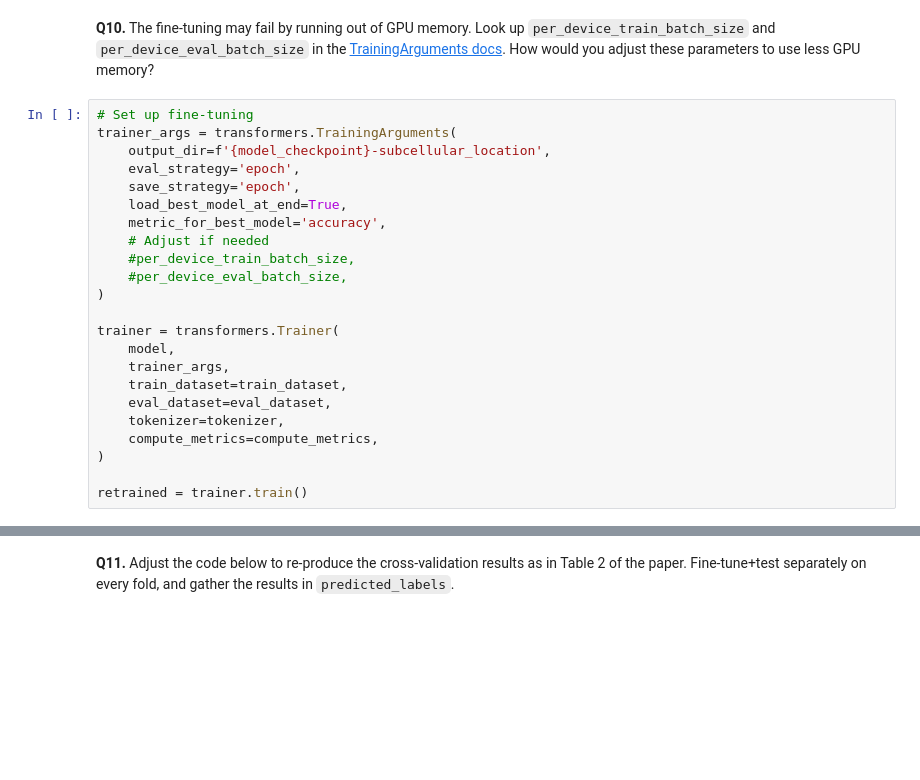
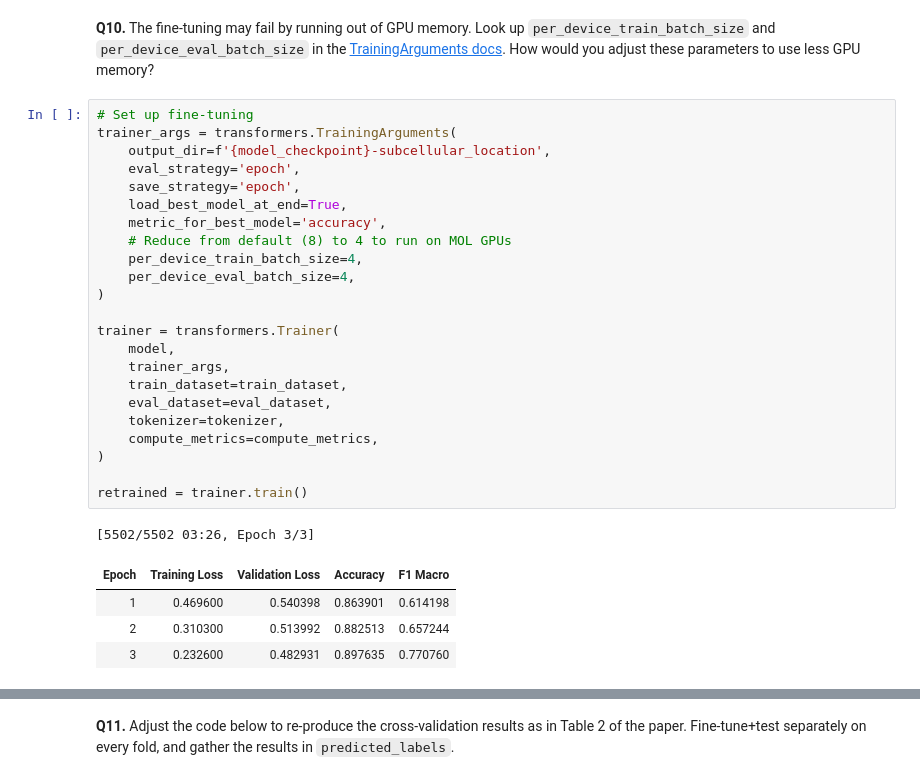
Before and after one commit to evocellnet/bc_deep_learning_in_biology, a Jupyter notebook: lab4/2_plm-fine-tuning.ipynb, the cells around one changed output, grey strips where cells are left out. Drawn from its saved outputs; the diff is of its cells as text; blank space fills up the shorter version.

```diff
--- a/lab4/2_plm-fine-tuning.ipynb
+++ b/lab4/2_plm-fine-tuning.ipynb
@@ -82,26 +151,32 @@ def compute_metrics(eval_pred):
 # %%
 # Set up fine-tuning
 trainer_args = transformers.TrainingArguments(
     output_dir=f'{model_checkpoint}-subcellular_location',
     eval_strategy='epoch',
     save_strategy='epoch',
     load_best_model_at_end=True,
     metric_for_best_model='accuracy',
-    # Adjust if needed
-    #per_device_train_batch_size,
-    #per_device_eval_batch_size,
+    # Reduce from default (8) to 4 to run on MOL GPUs
+    per_device_train_batch_size=4,
+    per_device_eval_batch_size=4,
 )
 
 trainer = transformers.Trainer(
     model,
     trainer_args,
     train_dataset=train_dataset,
     eval_dataset=eval_dataset,
     tokenizer=tokenizer,
     compute_metrics=compute_metrics,
 )
 
 retrained = trainer.train()
+# %% [output]
+[5502/5502 03:26, Epoch 3/3]
+| Epoch | Training Loss | Validation Loss | Accuracy | F1 Macro |
+| 1 | 0.469600 | 0.540398 | 0.863901 | 0.614198 |
+| 2 | 0.310300 | 0.513992 | 0.882513 | 0.657244 |
+| 3 | 0.232600 | 0.482931 | 0.897635 | 0.770760 |
 # %%
 # Use fine-tuned model to predict on held-out test data
 retrained_predict = trainer.predict(test_dataset=test_dataset)
```
Also changed, not shown: parts of 9 cells of this notebook, 1 other file.
